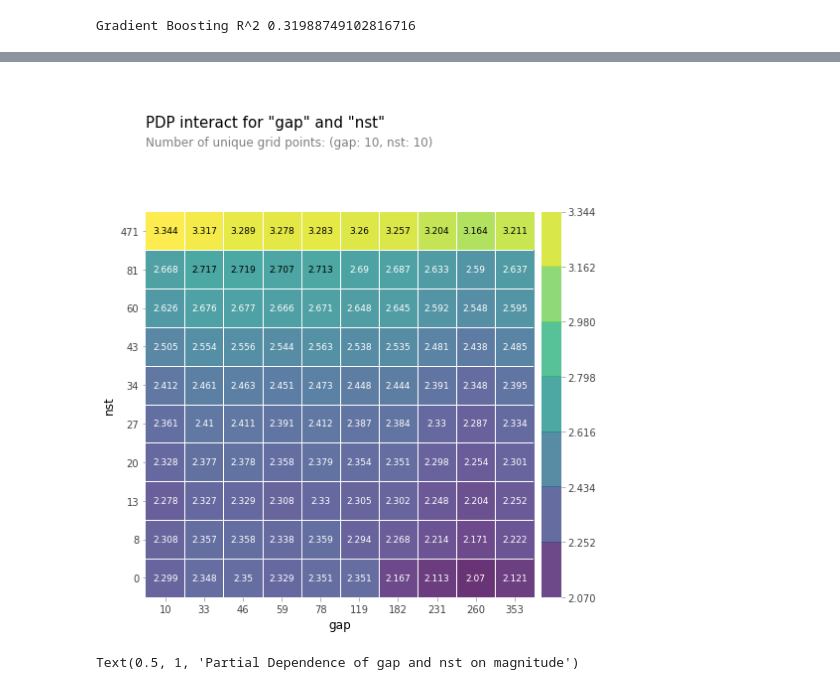
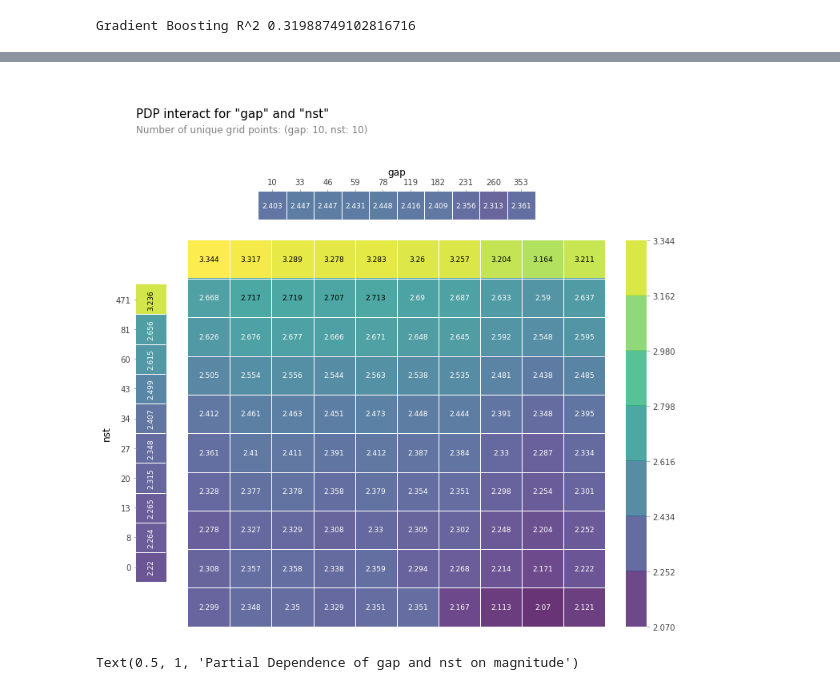
Before and after one commit to michhottinger/ds-unit-2-data, a Jupyter notebook: Unit2DataEarthquakes.ipynb, the cells around one changed output, grey strips where cells are left out. Drawn from its saved outputs; the diff is of its cells as text; code cells hidden in the pictures.

```diff
--- a/Unit2DataEarthquakes.ipynb
+++ b/Unit2DataEarthquakes.ipynb
@@ -836,19 +823,18 @@ plt.xlim(0,76);
 # %%
 from pdpbox.pdp import pdp_interact, pdp_interact_plot
 
 features = ['gap', 'nst']
 
 interaction = pdp_interact(
     model=gbr,
     dataset=X_val,
     n_jobs=1,
     model_features=X_val.columns,
     features=features
 )
-
-pdp_interact_plot(interaction, plot_type='grid', feature_names=features);
+pdp_interact_plot(interaction, feature_names=features, plot_type='grid', plot_pdp=True);
 # %% [output]
-[figure, old version]
+[figure, new version]
 # %%
 features = ['gap', 'nst']
 
```
Also changed, not shown: parts of 15 cells of this notebook.
